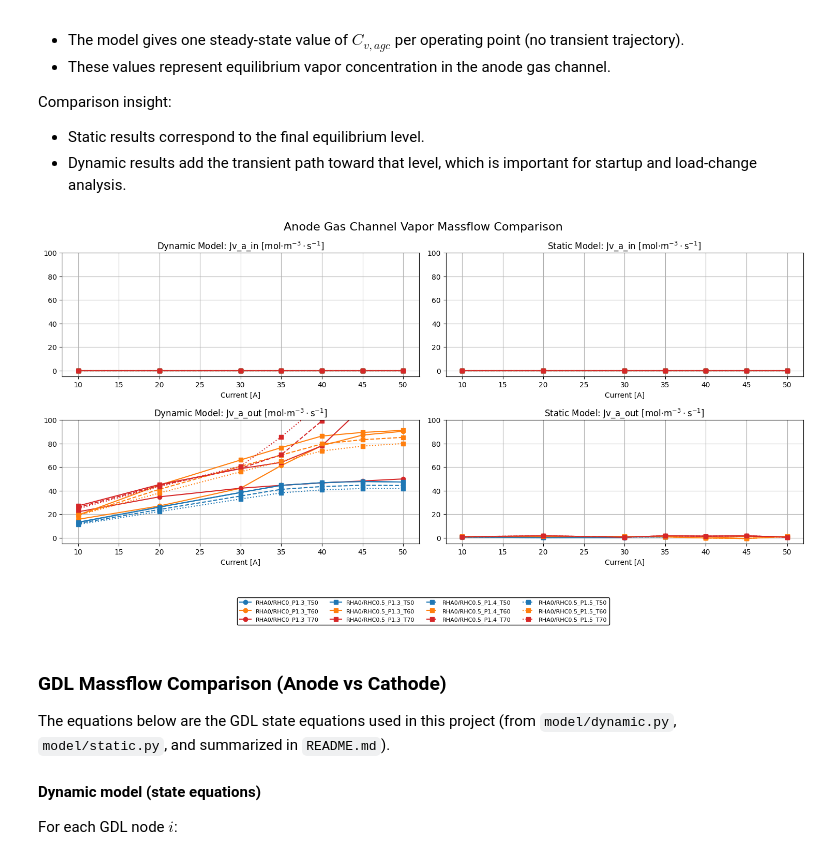
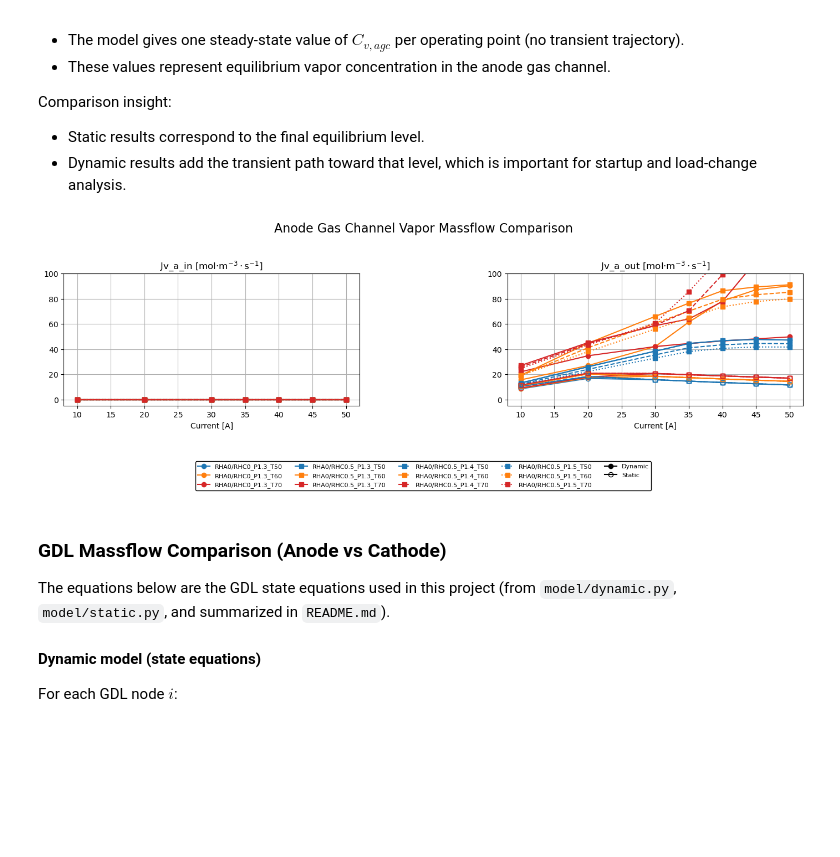
Before and after one commit to YuKwanH/DS-AlphaPEM, a Jupyter notebook: simulation/model/comparison/massflow.ipynb, the cells around one changed output. Cells and saved outputs as stored; diff of their text form; code cells hidden in the pictures; blank space fills up the shorter version.

Commit message:
added description context to the model comparison

```diff
--- a/simulation/model/comparison/massflow.ipynb
+++ b/simulation/model/comparison/massflow.ipynb
@@ -103,9 +108,10 @@ for RHC in [0, 0.5]:
                 # --------------- Steady-state Simulation  --------------- #
                 Wout_c = 10 + I_LOAD * 2.
                 Win_c = 1 + I_LOAD *2.5
+                Wout_a = 10 + I_LOAD * 3
                 operating_inputs_stat = {'Tfc': T_des + 273.15, 'Phi_a_des': 0, 'Phi_c_des': RHC,
                                                              'Pa_des': P_des * 1e5, 'Pc_des': P_des * 1e5,
-                                                             'Win_c': Win_c, 'Wout_c': Wout_c, 'Win_a': 0, 'Wout_a': 0.2}
+                                                             'Win_c': Win_c, 'Wout_c': Wout_c, 'Win_a': 0, 'Wout_a': Wout_a}
                 model = PEMFC_stat(parameters,operating_inputs_stat)
                 sol = model.solve(I_LOAD/parameters['Aact'])
                 # --------------- Log states for steady-state simulation  --------------- #
@@ -291,39 +299,50 @@ Comparison insight:
 - Static results correspond to the final equilibrium level.
 - Dynamic results add the transient path toward that level, which is important for startup and load-change analysis.
 # %%
-fig, axes = plt.subplots(nrows=2, ncols=2, figsize=(15, 8))
+from matplotlib.lines import Line2D
+
+fig, axes = plt.subplots(nrows=1, ncols=2, figsize=(14, 5))
 fig.suptitle("Anode Gas Channel Vapor Massflow Comparison", fontsize=16)
 
-handles, labels = [], []
+handles_cond, labels_cond = [], []
 for key in dyn_log_all.keys():
     props = get_plot_properties(key)
     states_stat = stat_log_all[key]["states"]
     massflow_dyn = dyn_log_all[key]["massflow"]
 
-    line, = axes[0,0].plot(I_points, [massflow["Jv_a_in"] for massflow in massflow_dyn],
-                           color=props['color'], linestyle=props['linestyle'], marker=props['marker'])
-    axes[0,1].plot(I_points, [states["Jv_a_in"] for states in states_stat],
-                   color=props['color'], linestyle=props['linestyle'], marker=props['marker'])
-    axes[1,0].plot(I_points, [massflow["Jv_a_out"] for massflow in massflow_dyn],
-                   color=props['color'], linestyle=props['linestyle'], marker=props['marker'])
-    axes[1,1].plot(I_points, [states["Jv_a_out"] for states in states_stat],
-                   color=props['color'], linestyle=props['linestyle'], marker=props['marker'])
-    handles.append(line)
-    labels.append(key)
+    # Dynamic: filled markers
+    line, = axes[0].plot(I_points, [massflow["Jv_a_in"] for massflow in massflow_dyn],
+                         color=props['color'], linestyle=props['linestyle'], marker=props['marker'])
+    axes[1].plot(I_points, [massflow["Jv_a_out"] for massflow in massflow_dyn],
+                 color=props['color'], linestyle=props['linestyle'], marker=props['marker'])
+    # Static: open markers
+    axes[0].plot(I_points, [states["Jv_a_in"] for states in states_stat],
+                 color=props['color'], linestyle=props['linestyle'], marker=props['marker'],
+                 markerfacecolor='none')
+    axes[1].plot(I_points, [states["Jv_a_out"] for states in states_stat],
+                 color=props['color'], linestyle=props['linestyle'], marker=props['marker'],
+                 markerfacecolor='none')
+    handles_cond.append(line)
+    labels_cond.append(key)
 
-axes[0,0].set_title(r"Dynamic Model: Jv_a_in [mol$\cdot$m$^{-3}\cdot$s$^{-1}$]"); axes[0,0].set_xlabel("Current [A]"); axes[0,0].grid(True)
-axes[0,1].set_title(r"Static Model: Jv_a_in [mol$\cdot$m$^{-3}\cdot$s$^{-1}$]"); axes[0,1].set_xlabel("Current [A]"); axes[0,1].grid(True)
-axes[1,0].set_title(r"Dynamic Model: Jv_a_out [mol$\cdot$m$^{-3}\cdot$s$^{-1}$]"); axes[1,0].set_xlabel("Current [A]"); axes[1,0].grid(True)
-axes[1,1].set_title(r"Static Model: Jv_a_out [mol$\cdot$m$^{-3}\cdot$s$^{-1}$]"); axes[1,1].set_xlabel("Current [A]"); axes[1,1].set_ylim(axes[1,0].get_ylim()); axes[1,1].grid(True)
-for ax in axes.flat:
-    ax.set_ylim(-5, 100)  # Ensure y-axis starts at 0 and has a reasonable upper limit
+legend_models = [
+    Line2D([0], [0], color='k', marker='o', linestyle='-', label='Dynamic'),
+    Line2D([0], [0], color='k', marker='o', linestyle='-', markerfacecolor='none', label='Static'),
+]
 
-fig.legend(handles, labels, loc='lower center', bbox_to_anchor=(0.5, 0),
-           ncol=4, fontsize=8, frameon=True, facecolor='white', edgecolor='black', framealpha=1.0)
-plt.tight_layout(rect=[0, 0.13, 1, 1])
+axes[0].set_title(r"Jv_a_in [mol$\cdot$m$^{-3}\cdot$s$^{-1}$]"); axes[0].set_xlabel("Current [A]"); axes[0].grid(True)
+axes[1].set_title(r"Jv_a_out [mol$\cdot$m$^{-3}\cdot$s$^{-1}$]"); axes[1].set_xlabel("Current [A]"); axes[1].grid(True)
+for ax in axes:
+    ax.set_ylim(-5, 100)
+
+fig.legend(handles_cond + legend_models, labels_cond + ['Dynamic', 'Static'],
+           loc='lower center', bbox_to_anchor=(0.5, 0),
+           ncol=5, fontsize=8, frameon=True, facecolor='white', edgecolor='black', framealpha=1.0)
+plt.tight_layout(rect=[0, 0.2, 1, 0.95])
+plt.subplots_adjust(wspace=0.5)
 plt.show()
 # %% [output]
-[figure, old version]
+[figure, new version]
 # %% [markdown]
 ### GDL Massflow Comparison (Anode vs Cathode)
 
```
Also changed, not shown: parts of 8 cells of this notebook, 7 other files.
